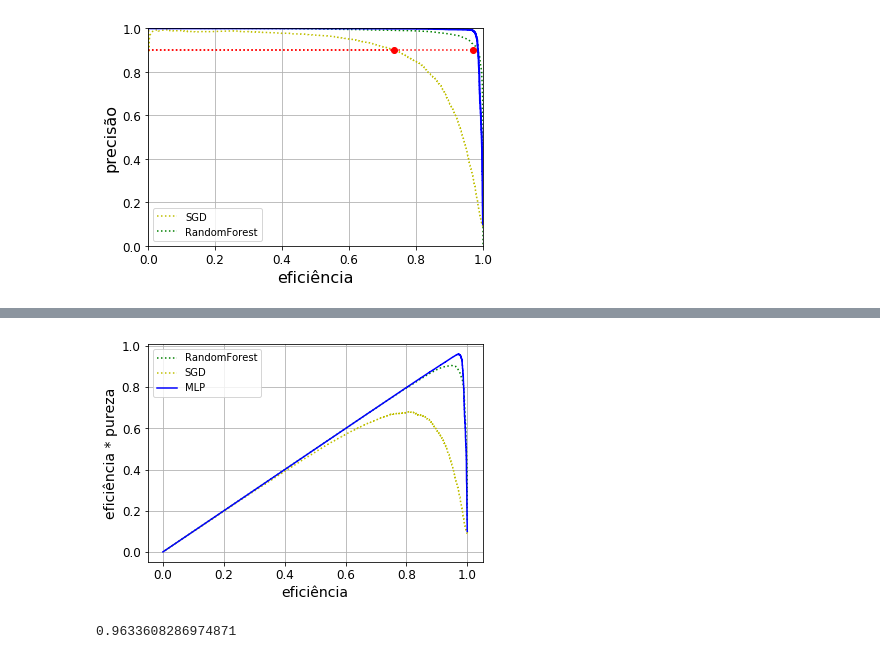
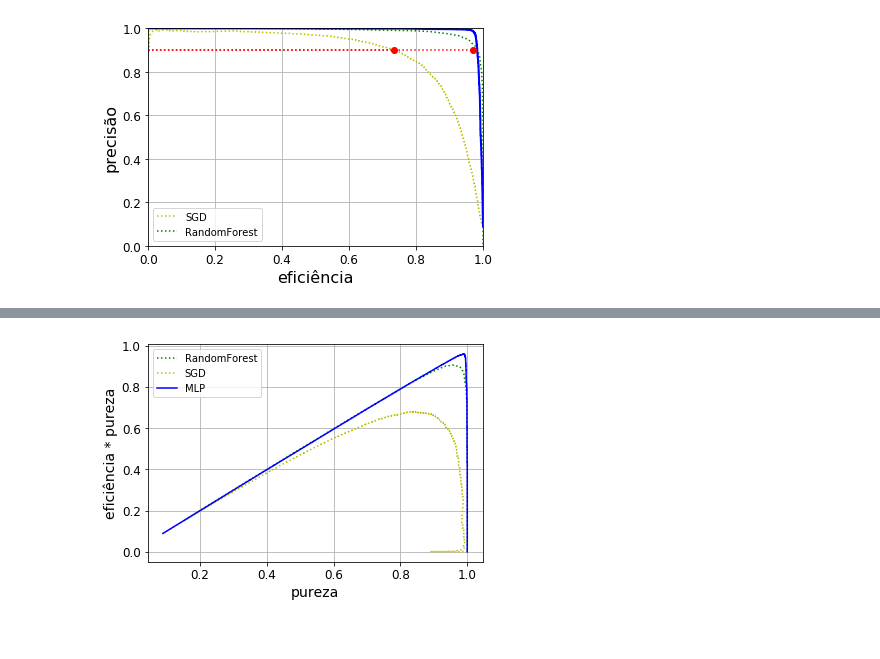
Before and after one commit to clemencia/ML4PPGF_UERJ, a Jupyter notebook: Medidas_de_Performance_Avaliacao_Modelos.ipynb, the cells around one changed output, grey strips where cells are left out. Saved outputs shown, nothing was run; the diff lists cells and outputs as text; code cells hidden in the pictures.

```diff
--- a/Medidas_de_Performance_Avaliacao_Modelos.ipynb
+++ b/Medidas_de_Performance_Avaliacao_Modelos.ipynb
@@ -644,16 +650,11 @@ plt.legend(loc="lower right")
 # %%
-plt.plot(rec_forest,prec_forest*rec_forest,"g:",label="RandomForest")
-plt.plot(recalls,precisions*recalls,"y:",label="SGD")
-plt.plot(rec_mlp,rec_mlp*prec_mlp,"blue",label="MLP")
+plt.plot(prec_forest,prec_forest*rec_forest,"g:",label="RandomForest")
+plt.plot(precisions,precisions*recalls,"y:",label="SGD")
+plt.plot(prec_mlp,rec_mlp*prec_mlp,"blue",label="MLP")
 plt.grid(True)
-plt.xlabel("eficiência")
+plt.xlabel("pureza")
 plt.ylabel("eficiência * pureza")
 plt.legend(loc="upper left")
 plt.show()
 # %% [output]
-[figure, old version]
+[figure, new version]
-# %%
-y_pred_mlp_90 = (y_pred_mlp >=0.9)
-f1_score(y_train_5,y_pred_mlp_90)
-# %% [output]
-0.9633608286974871
```
Also changed, not shown: parts of 13 cells of this notebook.
